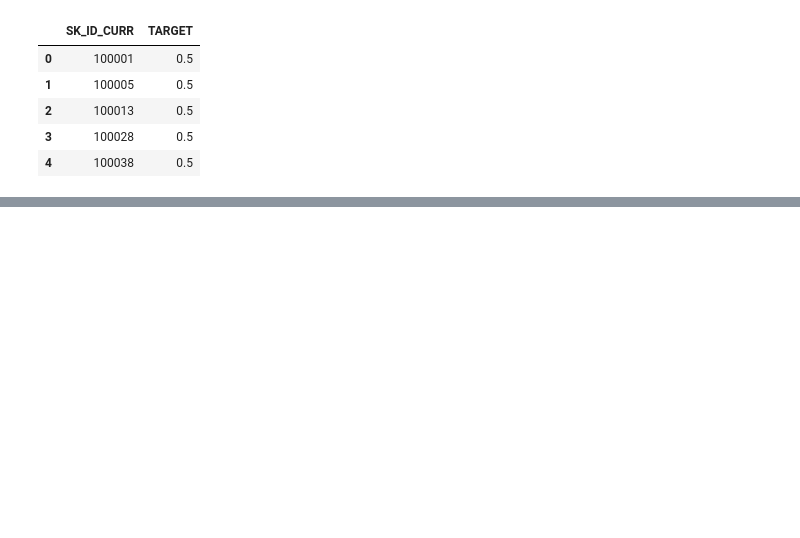
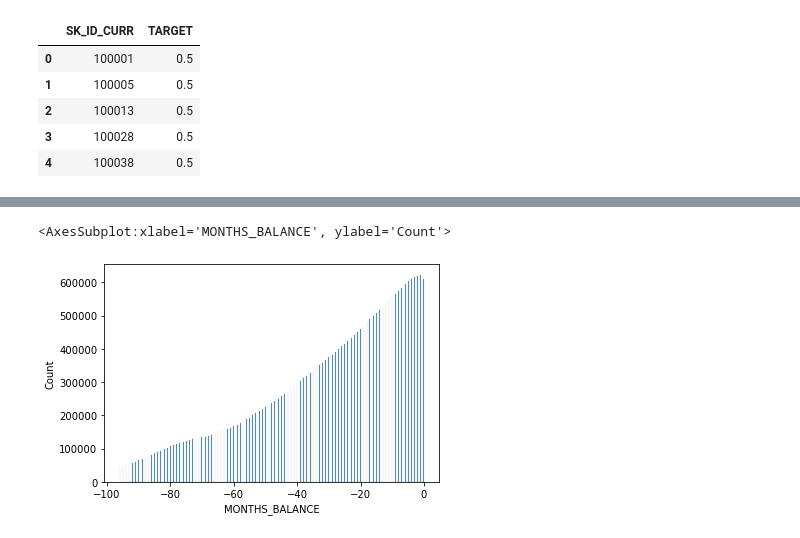
Before and after one commit to oahphan/Home-credit-default-risk, a Jupyter notebook: home_credit_risk.ipynb, the cells around one changed output, grey strips where cells are left out. Cells and saved outputs as stored; diff of their text form; code cells hidden in the pictures; blank space fills up the shorter version.

```diff
--- a/home_credit_risk.ipynb
+++ b/home_credit_risk.ipynb
@@ -290,0 +433,6 @@ sample_submission.head()
+# %%
+# Vislualize distribution of numeric data
+sns.histplot(data=bureau_balance['MONTHS_BALANCE'])
+# %% [output]
+<AxesSubplot:xlabel='MONTHS_BALANCE', ylabel='Count'>
+[figure, added]
```
Also changed, not shown: parts of 51 cells of this notebook.
